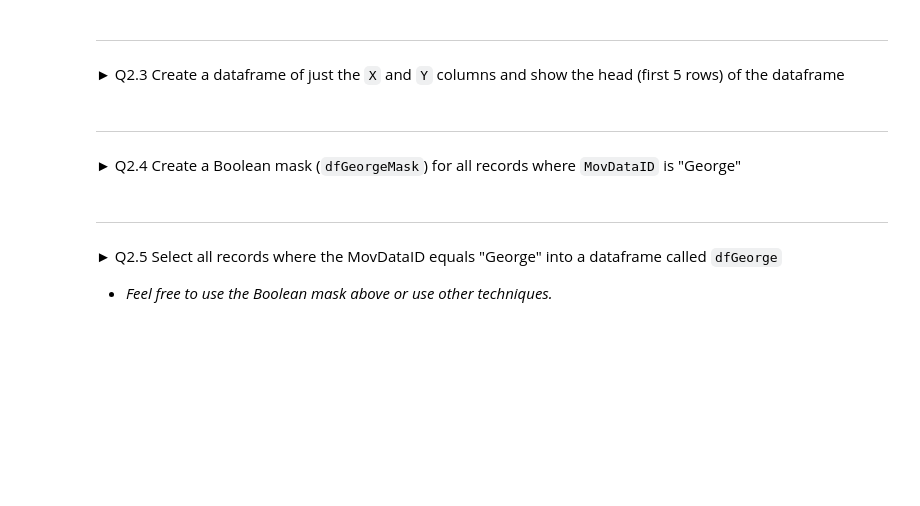
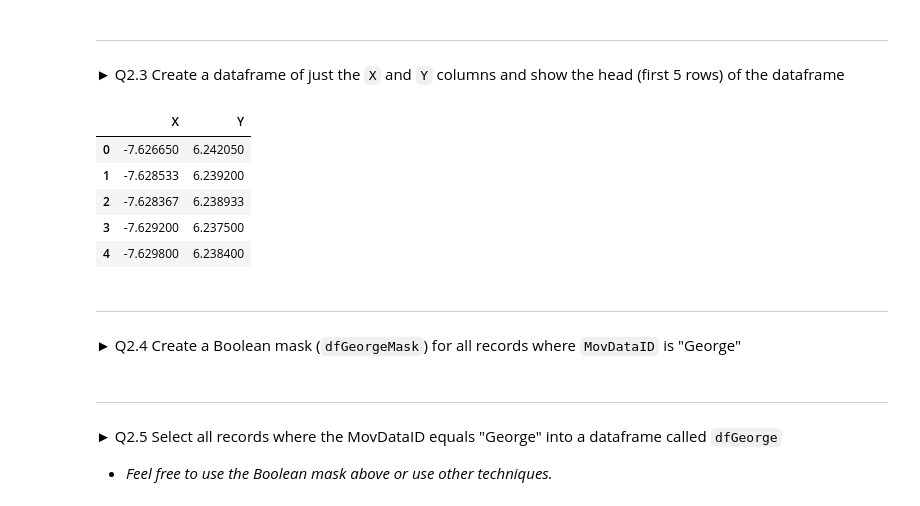
Before and after one commit to gballardo23/ProblemSet5, a Jupyter notebook: 2_Pandas/1-Pandas-Exercise.ipynb, the cells around one changed output. Saved outputs shown, nothing was run; the diff lists cells and outputs as text; code cells hidden in the pictures; blank space fills up the shorter version.

```diff
--- a/2_Pandas/1-Pandas-Exercise.ipynb
+++ b/2_Pandas/1-Pandas-Exercise.ipynb
@@ -105,8 +118,15 @@ xCoords =
 ► Q2.3 Create a dataframe of just the `X` and `Y` columns and show the head (first 5 rows) of the dataframe
 # %%
 #Create a dataframe of just the X and Y columns and show the first 5 rows of data
-dfXY =
-dfXY.
+dfXY = df[['X','Y']]
+dfXY.head(5)
+# %% [output]
+|  | X | Y |
+| 0 | -7.626650 | 6.242050 |
+| 1 | -7.628533 | 6.239200 |
+| 2 | -7.628367 | 6.238933 |
+| 3 | -7.629200 | 6.237500 |
+| 4 | -7.629800 | 6.238400 |
 # %% [markdown]
 ---
 ► Q2.4 Create a Boolean mask (`dfGeorgeMask`) for all records where `MovDataID` is "George"
```
Also changed, not shown: parts of 4 cells of this notebook.
